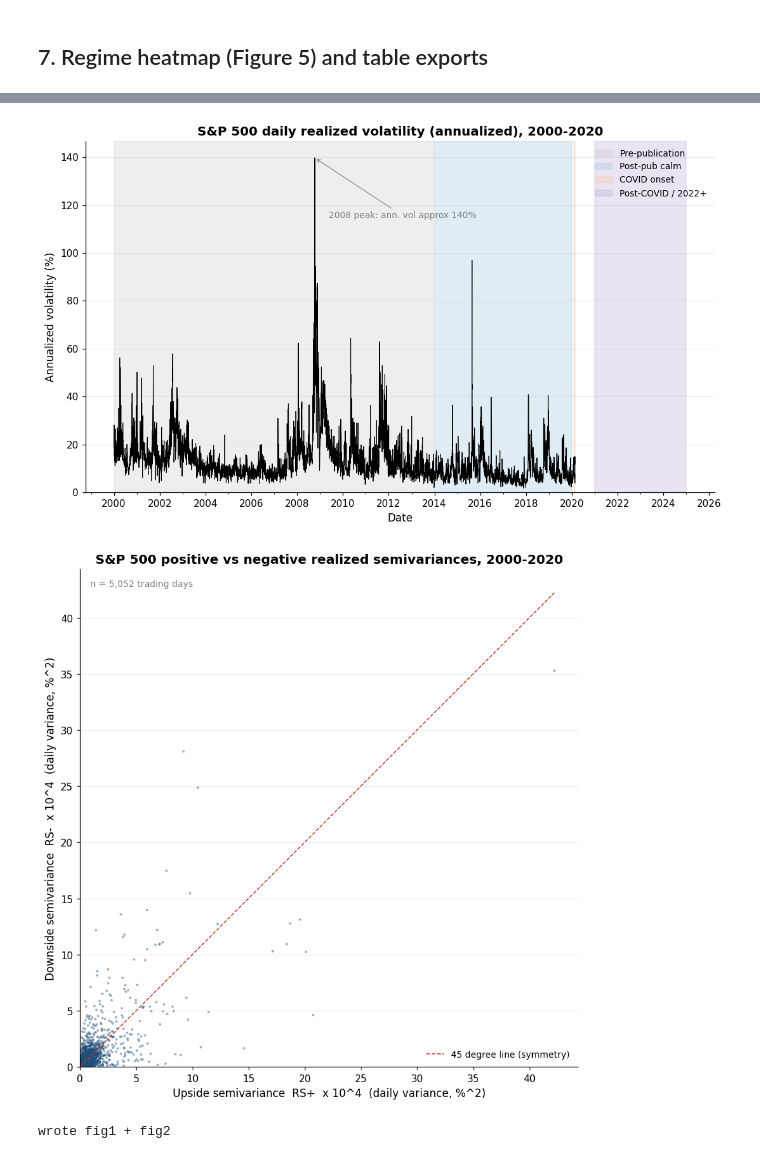
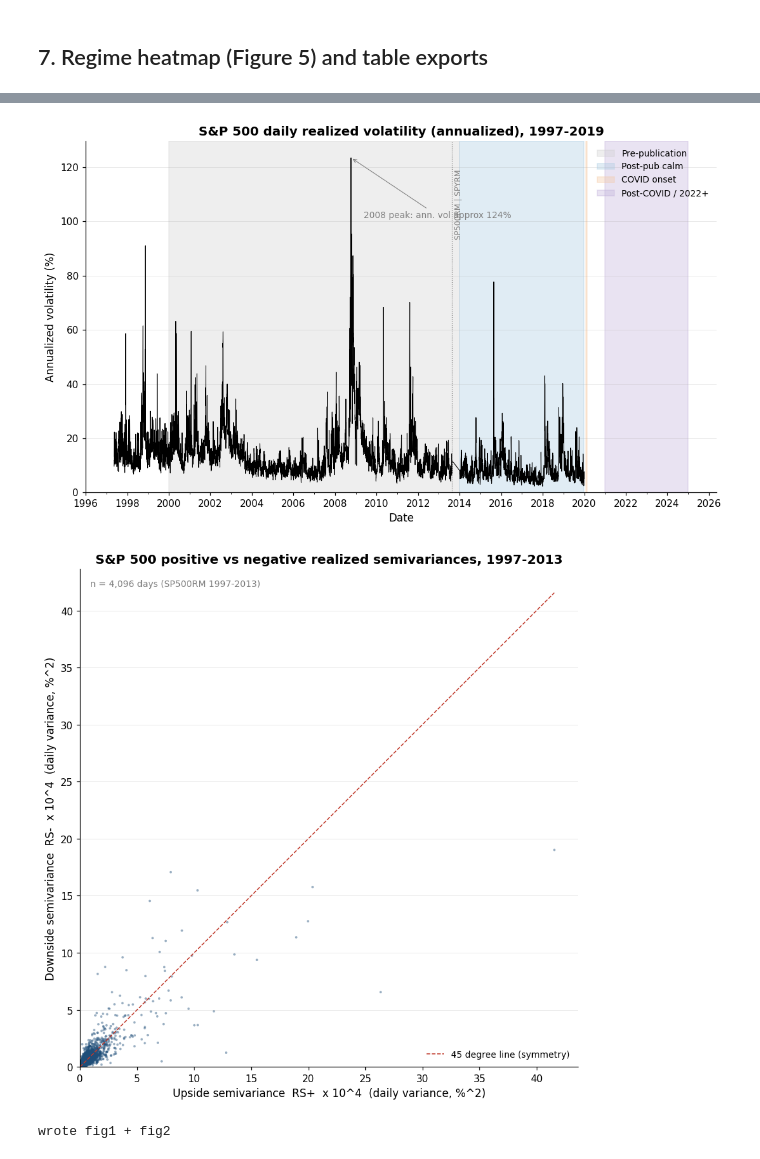
Before and after one commit to atirupati7/harq-volatility-forecasting, a Jupyter notebook: harq_analysis.ipynb, the cells around one changed output, grey strips where cells are left out. Drawn from its saved outputs; the diff is of its cells as text; code cells hidden in the pictures.

```diff
--- a/harq_analysis.ipynb
+++ b/harq_analysis.ipynb
@@ -545,12 +546,9 @@ REGIMES = [
     ("COVID onset",          pd.Timestamp("2020-02-01"), pd.Timestamp("2020-02-21")),
     ("Post-COVID / 2022+",   pd.Timestamp("2021-01-01"), pd.Timestamp("2024-12-31")),
 ]
-ASSETS = {
-    "SPX":  measures_spx_oxman if measures_spx_oxman is not None else measures_spx,
-    "NDX":  measures_ndx,
-    "RUT":  measures_rut,
-    "DJIA": measures_djia,
-}
+# Single real-RQ equity asset. NDX / RUT / DJIA removed because they would require
+# the Oxford-Man BV² proxy; see §1.
+ASSETS = {"SPX": measures_spx}
 for a, m in ASSETS.items():
     print(f"{a}: {len(m)} rows  {m['date'].min().date()} → {m['date'].max().date()}")
 # %% [output]
@@ -1234,17 +1218,13 @@ wrote /Users/aprameyatirupati/Documents/Georgia Tech/Projects/mentorship_project
 # %%
 # ---- Figure 1: SPX RV with regimes shaded ----
 fig, ax = plt.subplots(figsize=(10, 6))
-rv_spx = measures_spx_oxman.copy() if measures_spx_oxman is not None else measures_spx.copy()
+rv_spx = measures_spx.copy()
 rv_spx["ann_vol"] = np.sqrt(rv_spx["RV"] * 252) * 100
 
-# Regime shading first (behind the line)
 for (reg, lo, hi), c in zip(REGIMES, PAL["regimes"]):
     ax.axvspan(lo, hi, color=c, alpha=0.35, label=reg)
 
-# Primary series
 ax.plot(rv_spx["date"], rv_spx["ann_vol"], color="black", lw=0.7)
-
-# Annotate 2008 peak
 peak = rv_spx.loc[rv_spx["ann_vol"].idxmax()]
 ax.annotate(
     f"2008 peak: ann. vol approx {peak['ann_vol']:.0f}%",
@@ -1253,54 +1233,51 @@ ax.annotate(
     arrowprops=dict(arrowstyle="->", lw=0.7, color=PAL["grey"]),
     fontsize=9, color=PAL["grey"],
 )
+ax.axvline(SPX_SP500RM_END, color=PAL["grey"], ls=":", lw=0.8)
+ax.text(SPX_SP500RM_END + pd.Timedelta(days=30), ax.get_ylim()[1] * 0.92,
+        "SP500RM | SPYRM", fontsize=8, color=PAL["grey"], rotation=90, va="top")
 
-ax.set_title("S&P 500 daily realized volatility (annualized), 2000-2020")
+ax.set_title("S&P 500 daily realized volatility (annualized), 1997-2019")
 ax.set_ylabel("Annualized volatility (%)")
 ax.set_xlabel("Date")
 ax.xaxis.set_major_locator(mdates.YearLocator(2))
 ax.xaxis.set_minor_locator(mdates.YearLocator(1))
 ax.xaxis.set_major_formatter(mdates.DateFormatter("%Y"))
 ax.set_ylim(bottom=0)
 ax.spines["top"].set_visible(False); ax.spines["right"].set_visible(False)
 ax.legend(loc="upper right")
 plt.tight_layout()
 fig.savefig(FIG_DIR / "fig1_rv_with_regimes.png", bbox_inches="tight", dpi=300)
 fig.savefig(FIG_DIR / "fig1_rv_with_regimes.pdf", bbox_inches="tight")
 plt.show()
 
-# ---- Figure 2: RS+ vs RS- scatter ----
+# ---- Figure 2: RS+ vs RS- scatter (SP500RM portion only) ----
 fig, ax = plt.subplots(figsize=(8, 8))
-rp = (rv_spx["RS_plus"].to_numpy() * 1e4)
-rm = (rv_spx["RS_minus"].to_numpy() * 1e4)
+semi = rv_spx.dropna(subset=["RS_plus", "RS_minus"])
+rp = (semi["RS_plus"].to_numpy() * 1e4)
+rm = (semi["RS_minus"].to_numpy() * 1e4)
 ax.scatter(rp, rm, s=6, alpha=0.45, color=PAL["blue"], edgecolors="none", rasterized=True)
-
-# 45-degree reference (symmetry)
 m_max = max(np.nanmax(rp), np.nanmax(rm))
-m_min = 0
-ax.plot([m_min, m_max], [m_min, m_max], color=PAL["red"], lw=1.0, ls="--",
+ax.plot([0, m_max], [0, m_max], color=PAL["red"], lw=1.0, ls="--",
         label="45 degree line (symmetry)")
-
-# Annotate number of points
-n_pts = int(np.sum(np.isfinite(rp) & np.isfinite(rm)))
-ax.text(0.02, 0.98, f"n = {n_pts:,} trading days",
-        transform=ax.transAxes, ha="left", va="top",
-        fontsize=9, color=PAL["grey"])
+ax.text(0.02, 0.98, f"n = {len(semi):,} days (SP500RM 1997-2013)",
+        transform=ax.transAxes, ha="left", va="top", fontsize=9, color=PAL["grey"])
 
 ax.set_xlabel("Upside semivariance  RS+  x 10^4  (daily variance, %^2)")
 ax.set_ylabel("Downside semivariance  RS-  x 10^4  (daily variance, %^2)")
-ax.set_title("S&P 500 positive vs negative realized semivariances, 2000-2020")
+ax.set_title("S&P 500 positive vs negative realized semivariances, 1997-2013")
 ax.set_aspect("equal", adjustable="box")
 ax.set_xlim(left=0); ax.set_ylim(bottom=0)
 ax.spines["top"].set_visible(False); ax.spines["right"].set_visible(False)
 ax.legend(loc="lower right")
 plt.tight_layout()
 fig.savefig(FIG_DIR / "fig2_semivariance_asymmetry.png", bbox_inches="tight", dpi=300)
 fig.savefig(FIG_DIR / "fig2_semivariance_asymmetry.pdf", bbox_inches="tight")
 plt.show()
 print("wrote fig1 + fig2")
 # %% [output]
-[figure, old version]
+[figure, new version]
-[figure, old version]
+[figure, new version]
 wrote fig1 + fig2
 # %%
 # Export LaTeX versions of the three main tables
```
Also changed, not shown: parts of 18 cells of this notebook, 24 other files.
